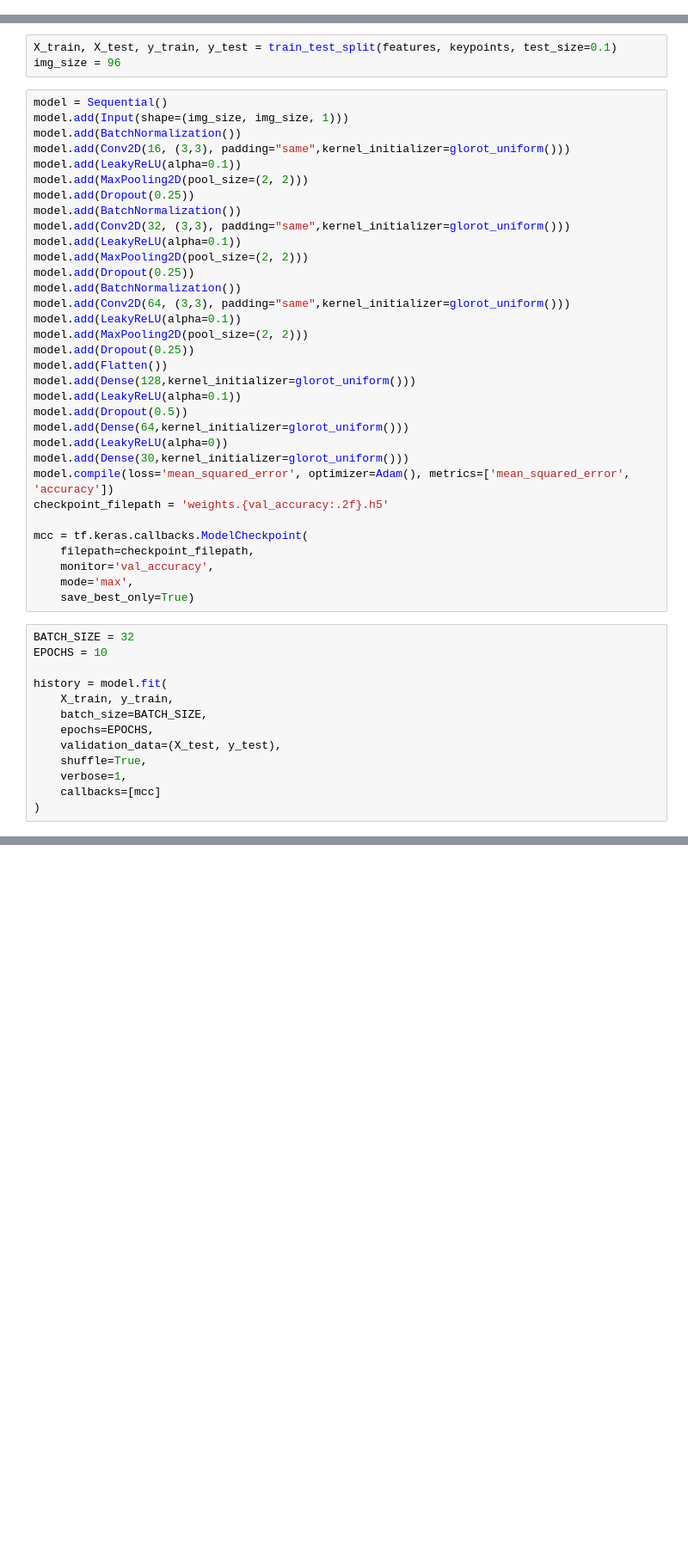
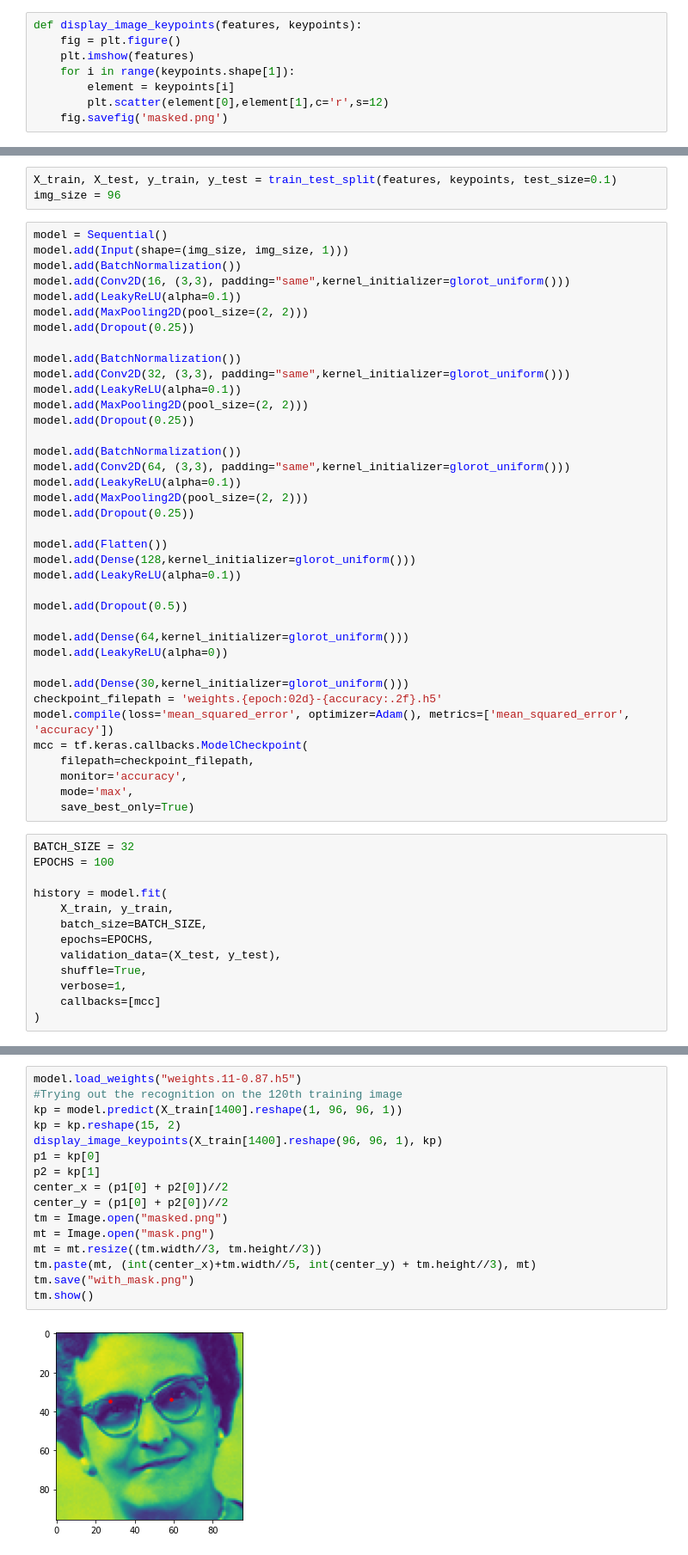
Before and after one commit to CS390-Team/CS390-Covid-Mask-Filter, a Jupyter notebook: cnn-facial-keypoints.ipynb, the cells around one changed output, grey strips where cells are left out. Shown at 86% size. Saved outputs shown, nothing was run; the diff lists cells and outputs as text; blank space fills up the shorter version.

```diff
--- a/cnn-facial-keypoints.ipynb
+++ b/cnn-facial-keypoints.ipynb
@@ -48,2 +41,10 @@ features = np.swapaxes(np.swapaxes(features, 1, 2), 0, 1)
+# %%
+def display_image_keypoints(features, keypoints):
+    fig = plt.figure()
+    plt.imshow(features)
+    for i in range(keypoints.shape[1]):
+        element = keypoints[i]
+        plt.scatter(element[0],element[1],c='r',s=12)
+    fig.savefig('masked.png')
 # %%
 keypoints = keypoints.reshape(-1, 30)
@@ -66,34 +60,39 @@ model.add(Conv2D(16, (3,3), padding="same",kernel_initializer=glorot_uniform()))
 model.add(LeakyReLU(alpha=0.1))
 model.add(MaxPooling2D(pool_size=(2, 2)))
 model.add(Dropout(0.25))
+
 model.add(BatchNormalization())
 model.add(Conv2D(32, (3,3), padding="same",kernel_initializer=glorot_uniform()))
 model.add(LeakyReLU(alpha=0.1))
 model.add(MaxPooling2D(pool_size=(2, 2)))
 model.add(Dropout(0.25))
+
 model.add(BatchNormalization())
 model.add(Conv2D(64, (3,3), padding="same",kernel_initializer=glorot_uniform()))
 model.add(LeakyReLU(alpha=0.1))
 model.add(MaxPooling2D(pool_size=(2, 2)))
 model.add(Dropout(0.25))
+
 model.add(Flatten())
 model.add(Dense(128,kernel_initializer=glorot_uniform()))
 model.add(LeakyReLU(alpha=0.1))
+
 model.add(Dropout(0.5))
+
 model.add(Dense(64,kernel_initializer=glorot_uniform()))
 model.add(LeakyReLU(alpha=0))
+
 model.add(Dense(30,kernel_initializer=glorot_uniform()))
+checkpoint_filepath = 'weights.{epoch:02d}-{accuracy:.2f}.h5'
 model.compile(loss='mean_squared_error', optimizer=Adam(), metrics=['mean_squared_error', 'accuracy'])
-checkpoint_filepath = 'weights.{val_accuracy:.2f}.h5'
-
 mcc = tf.keras.callbacks.ModelCheckpoint(
     filepath=checkpoint_filepath,
-    monitor='val_accuracy',
+    monitor='accuracy',
     mode='max',
     save_best_only=True)
 # %%
 BATCH_SIZE = 32
-EPOCHS = 10
+EPOCHS = 100
 
 history = model.fit(
     X_train, y_train,
@@ -110,2 +106,20 @@ KeyboardInterrupt:
+# %%
+model.load_weights("weights.11-0.87.h5")
+#Trying out the recognition on the 120th training image
+kp = model.predict(X_train[1400].reshape(1, 96, 96, 1))
+kp = kp.reshape(15, 2)
+display_image_keypoints(X_train[1400].reshape(96, 96, 1), kp)
+p1 = kp[0]
+p2 = kp[1]
+center_x = (p1[0] + p2[0])//2
+center_y = (p1[0] + p2[0])//2
+tm = Image.open("masked.png")
+mt = Image.open("mask.png")
+mt = mt.resize((tm.width//3, tm.height//3))
+tm.paste(mt, (int(center_x)+tm.width//5, int(center_y) + tm.height//3), mt)
+tm.save("with_mask.png")
+tm.show()
+# %% [output]
+[figure, added]
 # %%
 model.load_weights("weights.0.90.h5")
```
Also changed, not shown: parts of 6 cells of this notebook, 3 other files.
